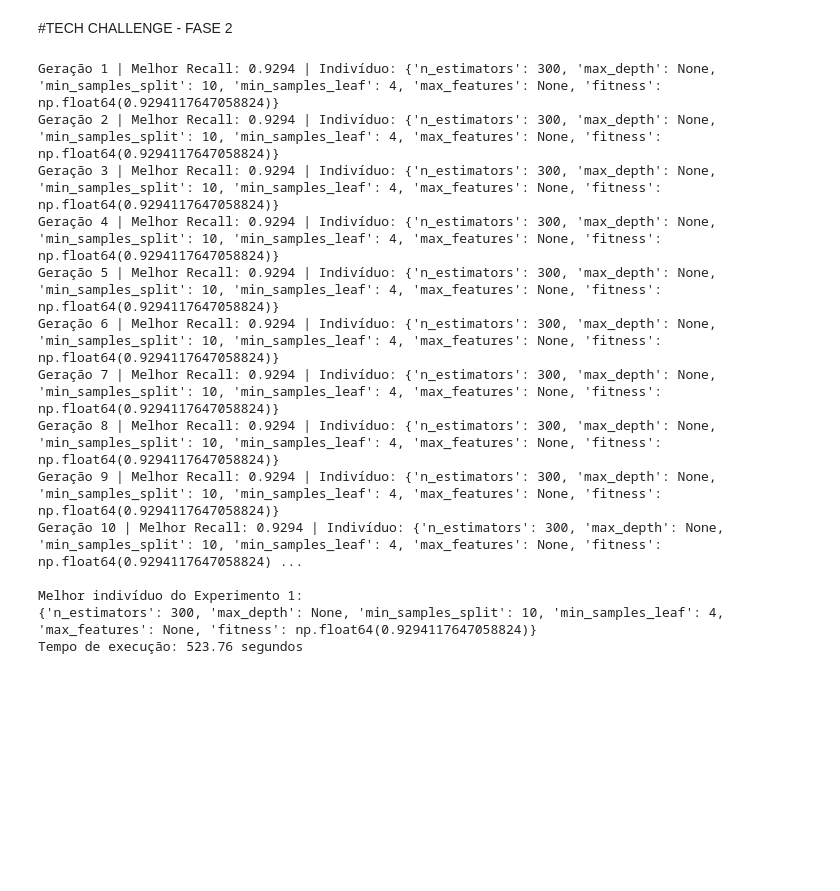
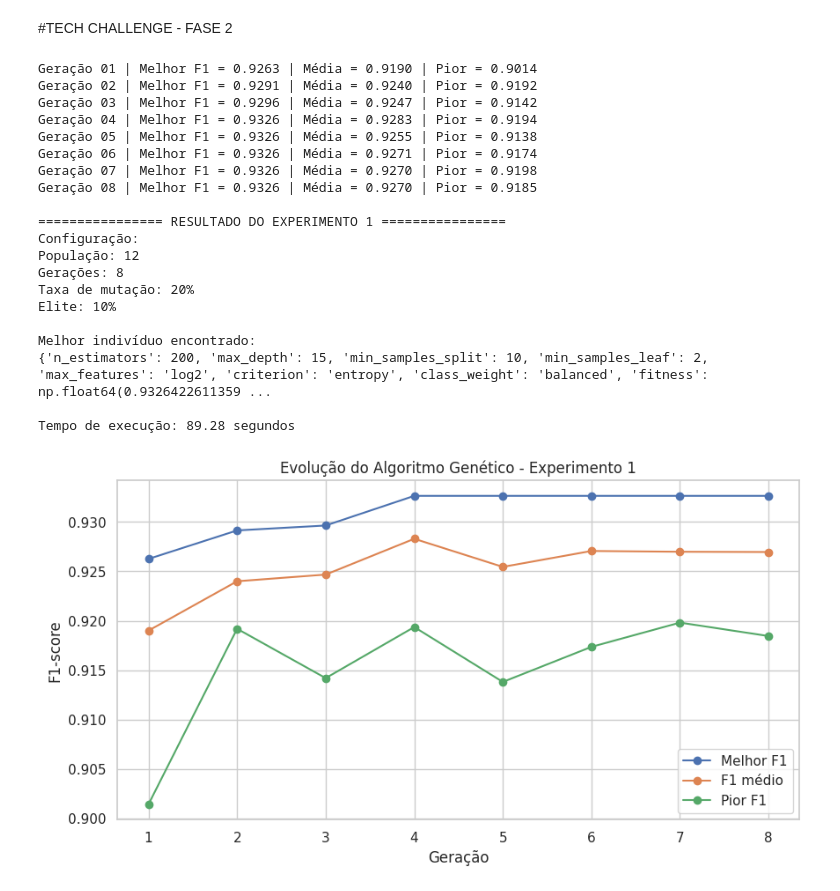
Before and after one commit to mvaraujo1977/Cancer-Mama-Machine-Learning, a Jupyter notebook: Cancer_de_Mama.ipynb, the cells around one changed output. Saved outputs shown, nothing was run; the diff lists cells and outputs as text; code cells hidden in the pictures; blank space fills up the shorter version.

```diff
--- a/Cancer_de_Mama.ipynb
+++ b/Cancer_de_Mama.ipynb
@@ -540,31 +603,65 @@ def executar_algoritmo_genetico(
     }
 # %%
 # ============================================================
-# 19) EXPERIMENTO 1
+# 18) EXPERIMENTO 1 - ALGORITMO GENÉTICO
 # ============================================================
 
 resultado_exp1 = executar_algoritmo_genetico(
-    tamanho_populacao=20,
-    numero_geracoes=10,
-    taxa_mutacao=0.2,
-    percentual_elite=0.1
+    tamanho_populacao=12,
+    numero_geracoes=8,
+    taxa_mutacao=0.20,
+    percentual_elite=0.10
 )
 
-print("\nMelhor indivíduo do Experimento 1:")
+print("\n================ RESULTADO DO EXPERIMENTO 1 ================")
+print("Configuração:")
+print("População: 12")
+print("Gerações: 8")
+print("Taxa de mutação: 20%")
+print("Elite: 10%")
+
+print("\nMelhor indivíduo encontrado:")
 print(resultado_exp1["melhor_individuo"])
-print(f"Tempo de execução: {resultado_exp1['tempo_execucao']:.2f} segundos")
+
+print(f"\nTempo de execução: {resultado_exp1['tempo_execucao']:.2f} segundos")
 # %% [output]
-Geração 1 | Melhor Recall: 0.9294 | Indivíduo: {'n_estimators': 300, 'max_depth': None, 'min_samples_split': 10, 'min_samples_leaf': 4, 'max_features': None, 'fitness': np.float64(0.9294117647058824)}
-Geração 2 | Melhor Recall: 0.9294 | Indivíduo: {'n_estimators': 300, 'max_depth': None, 'min_samples_split': 10, 'min_samples_leaf': 4, 'max_features': None, 'fitness': np.float64(0.9294117647058824)}
-Geração 3 | Melhor Recall: 0.9294 | Indivíduo: {'n_estimators': 300, 'max_depth': None, 'min_samples_split': 10, 'min_samples_leaf': 4, 'max_features': None, 'fitness': np.float64(0.9294117647058824)}
-Geração 4 | Melhor Recall: 0.9294 | Indivíduo: {'n_estimators': 300, 'max_depth': None, 'min_samples_split': 10, 'min_samples_leaf': 4, 'max_features': None, 'fitness': np.float64(0.9294117647058824)}
-Geração 5 | Melhor Recall: 0.9294 | Indivíduo: {'n_estimators': 300, 'max_depth': None, 'min_samples_split': 10, 'min_samples_leaf': 4, 'max_features': None, 'fitness': np.float64(0.9294117647058824)}
-Geração 6 | Melhor Recall: 0.9294 | Indivíduo: {'n_estimators': 300, 'max_depth': None, 'min_samples_split': 10, 'min_samples_leaf': 4, 'max_features': None, 'fitness': np.float64(0.9294117647058824)}
-Geração 7 | Melhor Recall: 0.9294 | Indivíduo: {'n_estimators': 300, 'max_depth': None, 'min_samples_split': 10, 'min_samples_leaf': 4, 'max_features': None, 'fitness': np.float64(0.9294117647058824)}
-Geração 8 | Melhor Recall: 0.9294 | Indivíduo: {'n_estimators': 300, 'max_depth': None, 'min_samples_split': 10, 'min_samples_leaf': 4, 'max_features': None, 'fitness': np.float64(0.9294117647058824)}
-Geração 9 | Melhor Recall: 0.9294 | Indivíduo: {'n_estimators': 300, 'max_depth': None, 'min_samples_split': 10, 'min_samples_leaf': 4, 'max_features': None, 'fitness': np.float64(0.9294117647058824)}
-Geração 10 | Melhor Recall: 0.9294 | Indivíduo: {'n_estimators': 300, 'max_depth': None, 'min_samples_split': 10, 'min_samples_leaf': 4, 'max_features': None, 'fitness': np.float64(0.9294117647058824) ...
+Geração 01 | Melhor F1 = 0.9263 | Média = 0.9190 | Pior = 0.9014
+Geração 02 | Melhor F1 = 0.9291 | Média = 0.9240 | Pior = 0.9192
+Geração 03 | Melhor F1 = 0.9296 | Média = 0.9247 | Pior = 0.9142
+Geração 04 | Melhor F1 = 0.9326 | Média = 0.9283 | Pior = 0.9194
+Geração 05 | Melhor F1 = 0.9326 | Média = 0.9255 | Pior = 0.9138
+Geração 06 | Melhor F1 = 0.9326 | Média = 0.9271 | Pior = 0.9174
+Geração 07 | Melhor F1 = 0.9326 | Média = 0.9270 | Pior = 0.9198
+Geração 08 | Melhor F1 = 0.9326 | Média = 0.9270 | Pior = 0.9185
 
-Melhor indivíduo do Experimento 1:
-{'n_estimators': 300, 'max_depth': None, 'min_samples_split': 10, 'min_samples_leaf': 4, 'max_features': None, 'fitness': np.float64(0.9294117647058824)}
-Tempo de execução: 523.76 segundos
+================ RESULTADO DO EXPERIMENTO 1 ================
+Configuração:
+População: 12
+Gerações: 8
+Taxa de mutação: 20%
+Elite: 10%
+
+Melhor indivíduo encontrado:
+{'n_estimators': 200, 'max_depth': 15, 'min_samples_split': 10, 'min_samples_leaf': 2, 'max_features': 'log2', 'criterion': 'entropy', 'class_weight': 'balanced', 'fitness': np.float64(0.9326422611359 ...
+
+Tempo de execução: 89.28 segundos
+# %%
+# ============================================================
+# 19) GRÁFICO DE EVOLUÇÃO - EXPERIMENTO 1
+# ============================================================
+
+historico_exp1 = pd.DataFrame(resultado_exp1["historico"])
+
+plt.figure(figsize=(10, 5))
+plt.plot(historico_exp1["geracao"], historico_exp1["melhor_fitness"], marker="o", label="Melhor F1")
+plt.plot(historico_exp1["geracao"], historico_exp1["media_fitness"], marker="o", label="F1 médio")
+plt.plot(historico_exp1["geracao"], historico_exp1["pior_fitness"], marker="o", label="Pior F1")
+
+plt.title("Evolução do Algoritmo Genético - Experimento 1")
+plt.xlabel("Geração")
+plt.ylabel("F1-score")
+plt.legend()
+plt.grid(True)
+plt.show()
+# %% [output]
+[figure, added]
```
Also changed, not shown: parts of 10 cells of this notebook.
